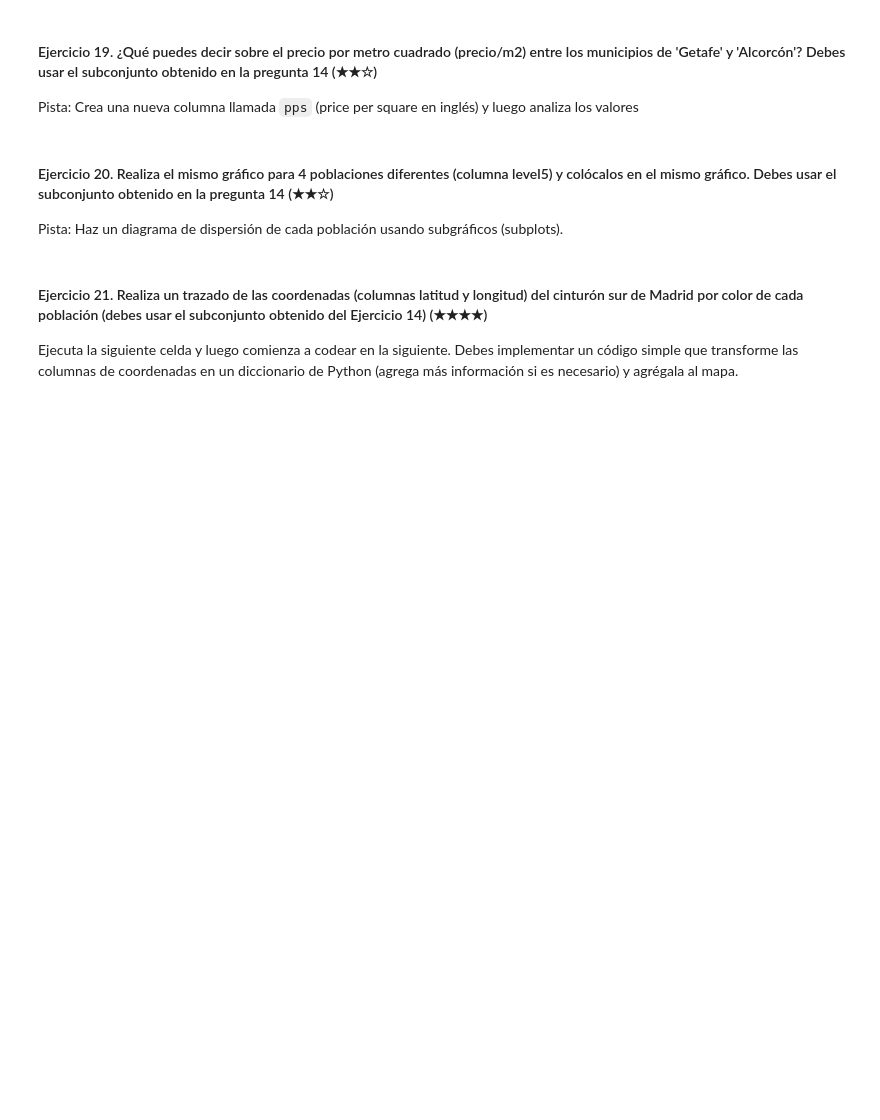
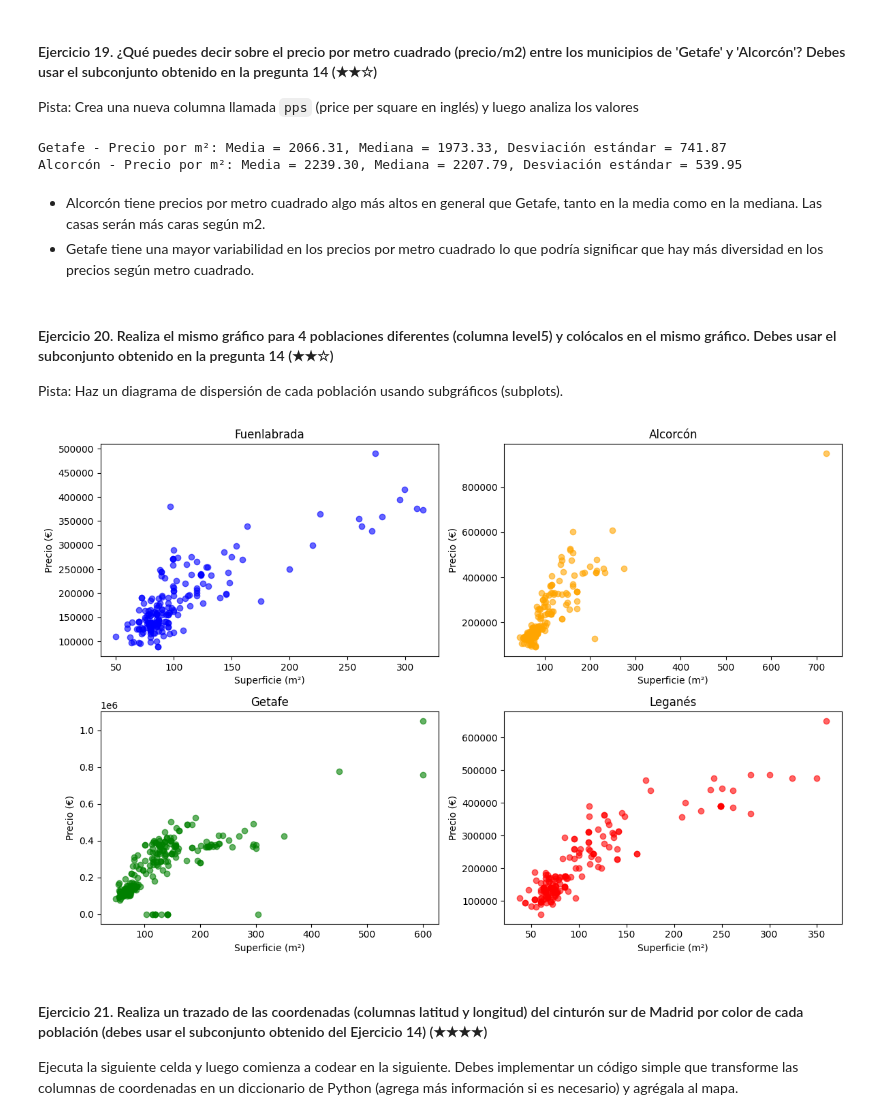
Before and after one commit to mezcolantriz/realestate-datacleanup-exercise-prework, a Jupyter notebook: project.espa.es.ipynb, the cells around one changed output. Saved outputs shown, nothing was run; the diff lists cells and outputs as text; code cells hidden in the pictures; blank space fills up the shorter version.

```diff
--- a/project.espa.es.ipynb
+++ b/project.espa.es.ipynb
@@ -620,12 +620,79 @@ plt.show()
 
 Pista: Crea una nueva columna llamada `pps` (price per square en inglés) y luego analiza los valores
 # %%
-# TODO
+# Eliminar filas con valores nulos en 'price' o 'surface'
+cinturon_sur_ds_clean = cinturon_sur_ds.dropna(subset=['price', 'surface'])
+
+# Calcular 'pps' en el DataFrame limpio
+cinturon_sur_ds_clean.loc[:, 'pps'] = cinturon_sur_ds_clean['price'] / cinturon_sur_ds_clean['surface']
+
+# Filtrar los municipios de interés Getafe y Alcorcón
+getafe = cinturon_sur_ds_clean[cinturon_sur_ds_clean['level5'] == 'Getafe']
+alcorcon = cinturon_sur_ds_clean[cinturon_sur_ds_clean['level5'] == 'Alcorcón']
+
+# Calcular estadísticas para Getafe
+getafe_pps_mean = getafe['pps'].mean()
+getafe_pps_median = getafe['pps'].median()
+getafe_pps_std = getafe['pps'].std()
+
+# Calcular estadísticas para Alcorcón
+alcorcon_pps_mean = alcorcon['pps'].mean()
+alcorcon_pps_median = alcorcon['pps'].median()
+alcorcon_pps_std = alcorcon['pps'].std()
+
+# Imprimir los resultados
+print(f"\nGetafe - Precio por m²: Media = {getafe_pps_mean:.2f}, Mediana = {getafe_pps_median:.2f}, Desviación estándar = {getafe_pps_std:.2f}")
+print(f"Alcorcón - Precio por m²: Media = {alcorcon_pps_mean:.2f}, Mediana = {alcorcon_pps_median:.2f}, Desviación estándar = {alcorcon_pps_std:.2f}")
+# %% [output]
+Getafe - Precio por m²: Media = 2066.31, Mediana = 1973.33, Desviación estándar = 741.87
+Alcorcón - Precio por m²: Media = 2239.30, Mediana = 2207.79, Desviación estándar = 539.95
+# %% [markdown]
+- Alcorcón tiene precios por metro cuadrado algo más altos en general que Getafe, tanto en la media como en la mediana. Las casas serán más caras según m2.
+- Getafe tiene una mayor variabilidad en los precios por metro cuadrado lo que podría significar que hay más diversidad en los precios según metro cuadrado.
 # %% [markdown]
 #### Ejercicio 20. Realiza el mismo gráfico para 4 poblaciones diferentes (columna level5) y colócalos en el mismo gráfico. Debes usar el subconjunto obtenido en la pregunta 14 (★★☆)
 Pista: Haz un diagrama de dispersión de cada población usando subgráficos (subplots).
 # %%
-# TODO
+# Filtrar 4 poblaciones diferentes
+fuenlabrada = cinturon_sur_ds_clean[cinturon_sur_ds_clean['level5'] == "Fuenlabrada"]
+alcorcon = cinturon_sur_ds_clean[cinturon_sur_ds_clean['level5'] == "Alcorcón"]
+getafe = cinturon_sur_ds_clean[cinturon_sur_ds_clean['level5'] == "Getafe"]
+leganes = cinturon_sur_ds_clean[cinturon_sur_ds_clean['level5'] == "Leganés"]
+
+# Configurar el gráfico con 2 filas y 2 columnas de subplots
+fig, axs = plt.subplots(2, 2, figsize=(12, 8))
+
+# Subplot 1: Fuenlabrada
+axs[0, 0].scatter(fuenlabrada['surface'], fuenlabrada['price'], color='blue', alpha=0.6)
+axs[0, 0].set_title('Fuenlabrada')
+axs[0, 0].set_xlabel('Superficie (m²)')
+axs[0, 0].set_ylabel('Precio (€)')
+
+# Subplot 2: Alcorcón
+axs[0, 1].scatter(alcorcon['surface'], alcorcon['price'], color='orange', alpha=0.6)
+axs[0, 1].set_title('Alcorcón')
+axs[0, 1].set_xlabel('Superficie (m²)')
+axs[0, 1].set_ylabel('Precio (€)')
+
+# Subplot 3: Getafe
+axs[1, 0].scatter(getafe['surface'], getafe['price'], color='green', alpha=0.6)
+axs[1, 0].set_title('Getafe')
+axs[1, 0].set_xlabel('Superficie (m²)')
+axs[1, 0].set_ylabel('Precio (€)')
+
+# Subplot 4: Leganés
+axs[1, 1].scatter(leganes['surface'], leganes['price'], color='red', alpha=0.6)
+axs[1, 1].set_title('Leganés')
+axs[1, 1].set_xlabel('Superficie (m²)')
+axs[1, 1].set_ylabel('Precio (€)')
+
+# Ajustar el layout para evitar superposiciones
+plt.tight_layout()
+
+# Mostrar el gráfico
+plt.show()
+# %% [output]
+[figure, added]
 # %% [markdown]
 #### Ejercicio 21. Realiza un trazado de las coordenadas (columnas latitud y longitud) del cinturón sur de Madrid por color de cada población (debes usar el subconjunto obtenido del Ejercicio 14) (★★★★)
 
```
Also changed, not shown: parts of 3 cells of this notebook.
